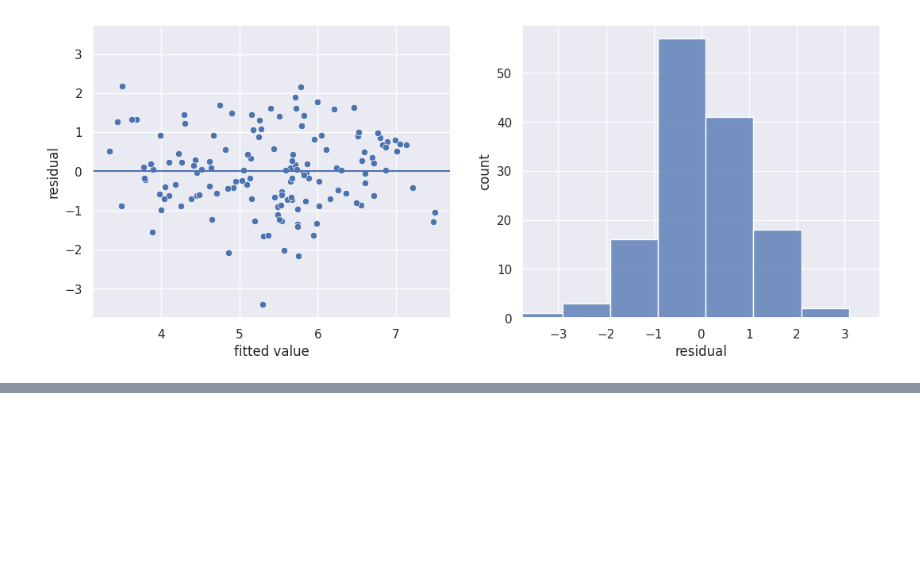
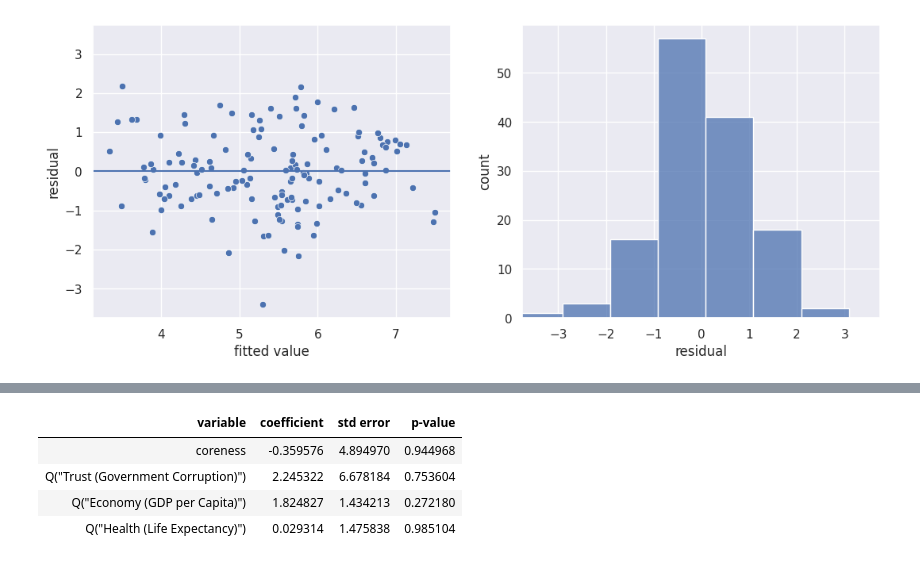
Before and after one commit to RicardoRibeiroRodrigues/Projeto-Redes-Sociais, a Jupyter notebook: notebooks/ModelosFinal.ipynb, the cells around one changed output, grey strips where cells are left out. Cells and saved outputs as stored; diff of their text form; code cells hidden in the pictures; blank space fills up the shorter version.

```diff
--- a/notebooks/ModelosFinal.ipynb
+++ b/notebooks/ModelosFinal.ipynb
@@ -261,0 +230,13 @@ result.plot_residuals()
+# %%
+# Reg recorte -> Países exceto países mais livres.
+result = reg.linear(
+    data=paises_autoritarios,
+    formula='Q("Happiness Score") ~ coreness + Q("Trust (Government Corruption)") + Q("Economy (GDP per Capita)") + Q("Health (Life Expectancy)")'
+)
+result.micro_summary()
+# %% [output]
+| variable | coefficient | std error | p-value |
+| coreness | -0.359576 | 4.894970 | 0.944968 |
+| Q("Trust (Government Corruption)") | 2.245322 | 6.678184 | 0.753604 |
+| Q("Economy (GDP per Capita)") | 1.824827 | 1.434213 | 0.272180 |
+| Q("Health (Life Expectancy)") | 0.029314 | 1.475838 | 0.985104 |
```
Also changed, not shown: parts of 23 cells of this notebook, 3 other files.
